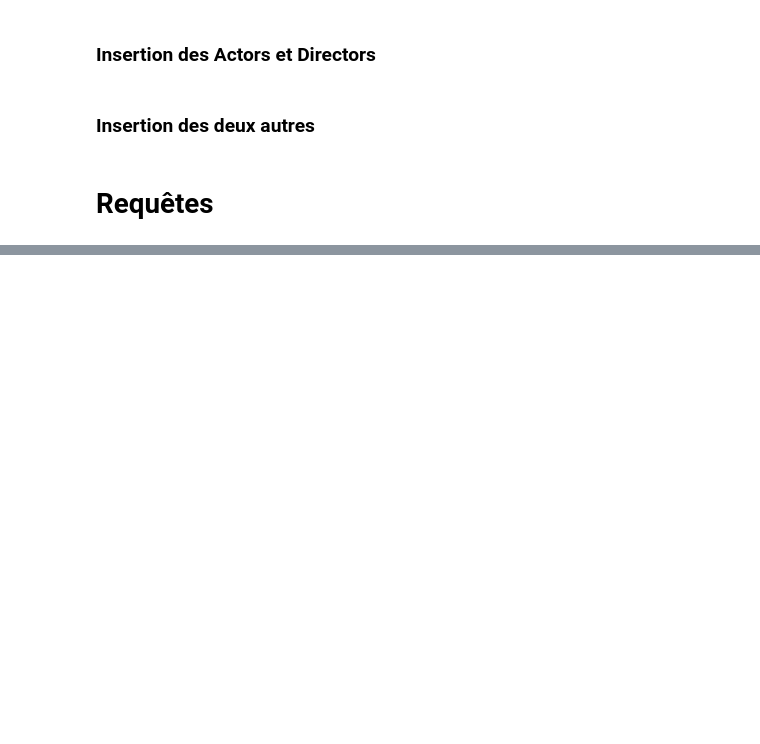
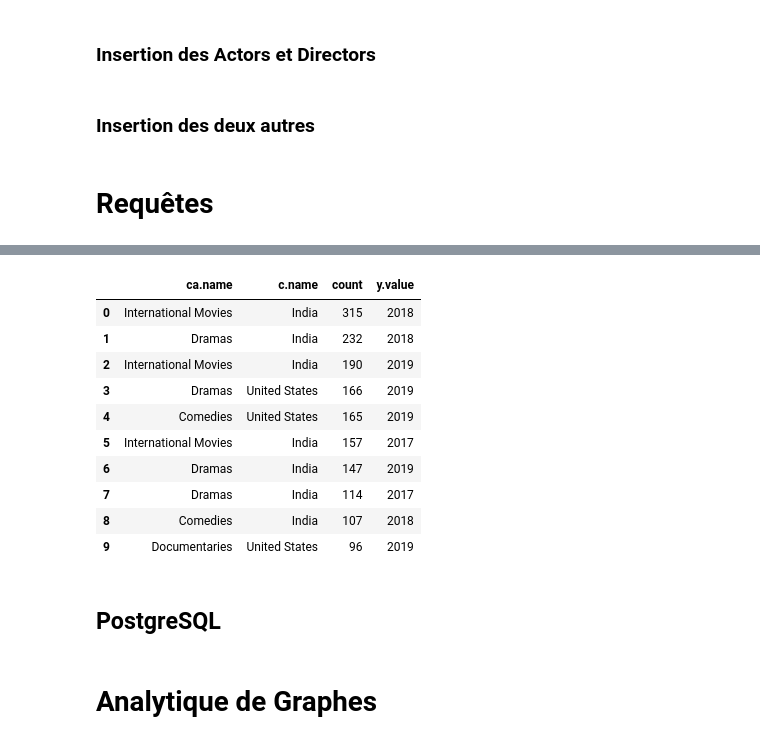
Before and after one commit to Alastrael/comparaison-neo-postgres-netflix, a Jupyter notebook: projet.ipynb, the cells around one changed output, grey strips where cells are left out. Cells and saved outputs as stored; diff of their text form; code cells hidden in the pictures; blank space fills up the shorter version.

Commit message:
Adding some request to neo4j

```diff
--- a/projet.ipynb
+++ b/projet.ipynb
@@ -1159,0 +1205,7 @@ cur.execute(sqlfile.read())
+# %%
+sixth_request = """
+match (m:Movie)-[:IN_CATEGORY]-(c:Category) return c.name, count(*) as count order by count desc limit 1
+"""
+df_sixth = graph.run(sixth_request)
+df_sixth
+# Le genre de film avec le plus de films
@@ -1159,0 +1215,7 @@ cur.execute(sqlfile.read())
+# %%
+sixth_request = """
+match (m:Movie)-[:WHERE]-(c:Country) return c.name, count(*) as count order by count desc limit 2
+"""
+df_sixth = graph.run(sixth_request)
+df_sixth
+# Les deux pays ayant eu le plus de films
@@ -1159,0 +1226,8 @@ cur.execute(sqlfile.read())
+# %%
+seventh_request = """
+match (m:Movie)-[:WHERE]-(c:Country), (m:Movie)-[:CREATED_ON]-(y:Year)
+return c.name, count(*) as count, y.value order by count desc, y.value desc limit 10
+"""
+df_seventh = graph.run(seventh_request).to_data_frame()
+df_seventh
+# podium des 10 années qui ont produit le plus de films et les pays les plus productifs
@@ -1159,0 +1246,7 @@ cur.execute(sqlfile.read())
+# %%
+eight_request = """
+match (ca:Category)-[:IN_CATEGORY]-(m:Movie)-[:WHERE]-(c:Country) return ca.name, c.name, count(*) as count order by count desc limit 10
+"""
+df_eight = graph.run(eight_request).to_data_frame()
+df_eight
+# Les genres de films les plus produits par les pays
@@ -1159,0 +1265,22 @@ cur.execute(sqlfile.read())
+# %%
+nine_request = """
+match (ca:Category)-[:IN_CATEGORY]-(m:Movie)-[:WHERE]-(c:Country), (m:Movie)-[:CREATED_ON]-(y:Year)
+return ca.name, c.name, count(*) as count, y.value order by count desc limit 10
+"""
+df_nine = graph.run(nine_request).to_data_frame()
+df_nine
+# Les genres de films les plus produits par les pays avec les années
+# %% [output]
+|  | ca.name | c.name | count | y.value |
+| 0 | International Movies | India | 315 | 2018 |
+| 1 | Dramas | India | 232 | 2018 |
+| 2 | International Movies | India | 190 | 2019 |
+| 3 | Dramas | United States | 166 | 2019 |
+| 4 | Comedies | United States | 165 | 2019 |
+| 5 | International Movies | India | 157 | 2017 |
+| 6 | Dramas | India | 147 | 2019 |
+| 7 | Dramas | India | 114 | 2017 |
+| 8 | Comedies | India | 107 | 2018 |
+| 9 | Documentaries | United States | 96 | 2019 |
+# %% [markdown]
+## PostgreSQL
@@ -1159,0 +1291,2 @@ cur.execute(sqlfile.read())
+# %% [markdown]
+# Analytique de Graphes
```
Also changed, not shown: parts of 14 cells of this notebook.
